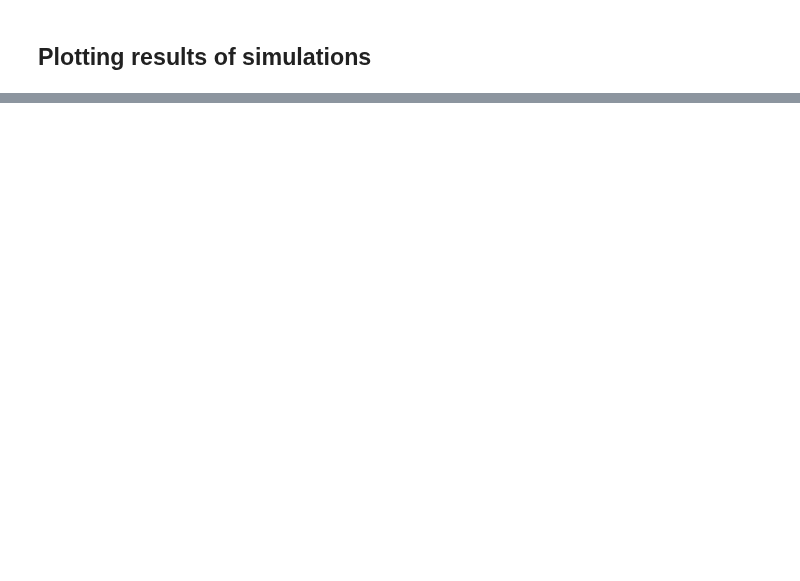
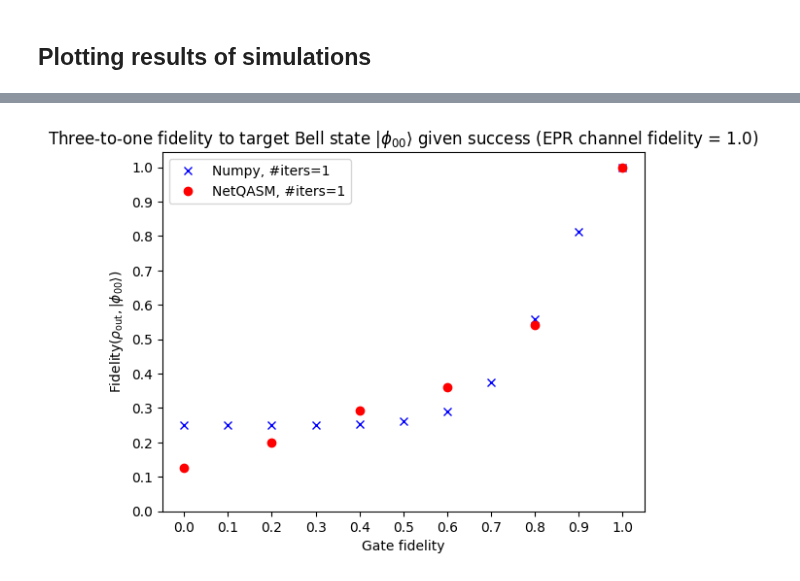
Before and after one commit to iDragos1234/CS4090, a Jupyter notebook: project/three_to_one/three_to_one_simulation.ipynb, the cells around one changed output, grey strips where cells are left out. Cells and saved outputs as stored; diff of their text form; code cells hidden in the pictures; blank space fills up the shorter version.

```diff
--- a/project/three_to_one/three_to_one_simulation.ipynb
+++ b/project/three_to_one/three_to_one_simulation.ipynb
@@ -260,23 +265,25 @@ plt.show()
 # %%
 ps = np.linspace(0, 1, 101)
 
 plt.plot(
-    numpy_sim_results.query('`EPR channel fidelity` == 1.0')['gate fidelity'],
+    numpy_sim_results.query('`EPR channel fidelity` == 1.0')['Gate fidelity'],
     numpy_sim_results.query('`EPR channel fidelity` == 1.0')['F_succ'],
     'xb', label='Numpy, #iters=1',
 )
 
 plt.plot(
     netqasm_sim_results.query('`EPR channel fidelity` == 1.0')['Gate fidelity'],
     netqasm_sim_results.query('`EPR channel fidelity` == 1.0')['F_succ'],
     'ro', label='NetQASM, #iters=1'
 )
 
 plt.title(r'Three-to-one fidelity to target Bell state $\vert\phi_{00}\rangle$ given success (EPR channel fidelity = 1.0)')
 plt.xlabel('Gate fidelity')
 plt.ylabel(r'$\text{Fidelity}(\rho_\text{out}, \vert\phi_{00}\rangle)$')
 ticks = np.arange(11)/10
 plt.xticks(ticks, ticks)
 plt.yticks(ticks, ticks)
 plt.legend()
 plt.show()
+# %% [output]
+[figure, added]
```
Also changed, not shown: parts of 4 cells of this notebook, 1 other file.
